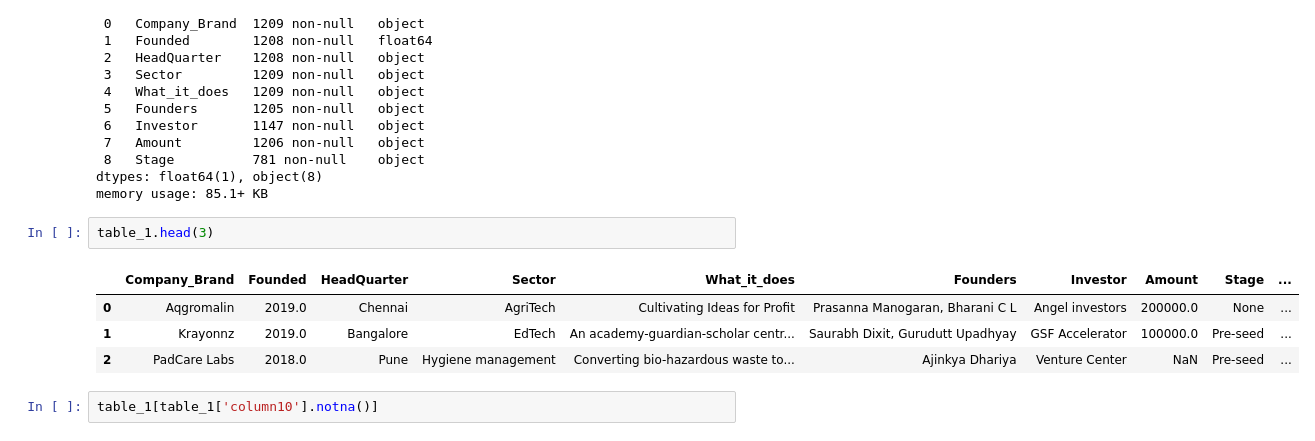
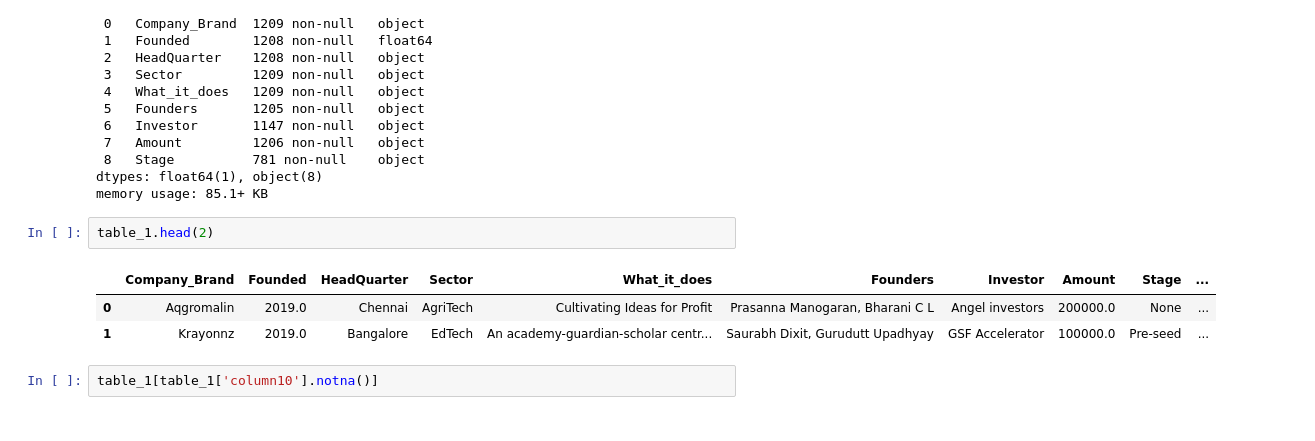
Before and after one commit to valiantezabuku/A-Data-Analysis-Project, a Jupyter notebook: indian_start_up_funding_analysis.ipynb, the cells around one changed output. Drawn from its saved outputs; the diff is of its cells as text.

```diff
--- a/indian_start_up_funding_analysis.ipynb
+++ b/indian_start_up_funding_analysis.ipynb
@@ -126,12 +121,11 @@ Data columns (total 9 columns):
 dtypes: float64(1), object(8)
 memory usage: 85.1+ KB
 # %%
-table_1.head(3)
+table_1.head(2)
 # %% [output]
 |  | Company_Brand | Founded | HeadQuarter | Sector | What_it_does | Founders | Investor | Amount | Stage | ... |
 | 0 | Aqgromalin | 2019.0 | Chennai | AgriTech | Cultivating Ideas for Profit | Prasanna Manogaran, Bharani C L | Angel investors | 200000.0 | None | ... |
 | 1 | Krayonnz | 2019.0 | Bangalore | EdTech | An academy-guardian-scholar centr... | Saurabh Dixit, Gurudutt Upadhyay | GSF Accelerator | 100000.0 | Pre-seed | ... |
-| 2 | PadCare Labs | 2018.0 | Pune | Hygiene management | Converting bio-hazardous waste to... | Ajinkya Dhariya | Venture Center | NaN | Pre-seed | ... |
 # %%
 table_1[table_1['column10'].notna()]
 # %% [output]
```
Also changed, not shown: parts of 103 cells of this notebook.
